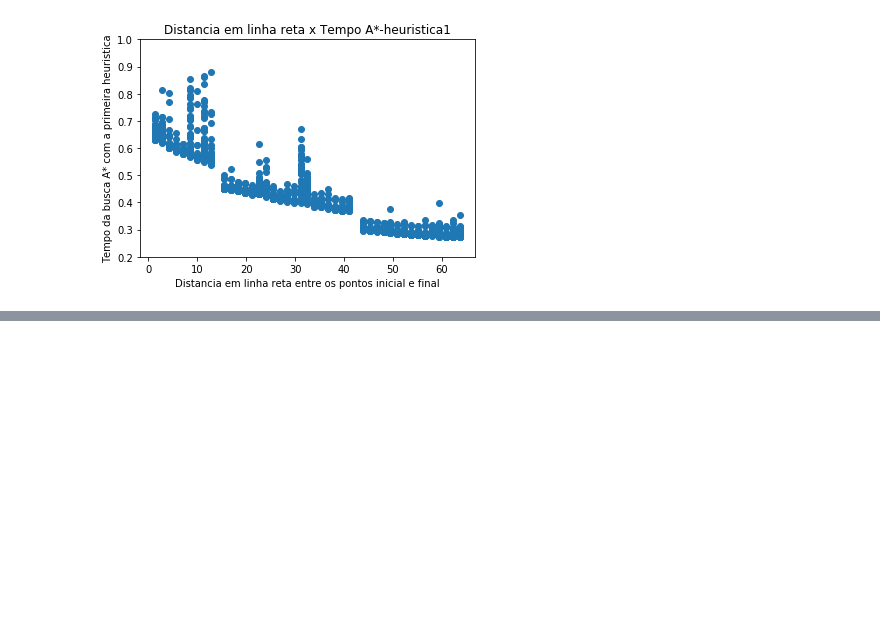
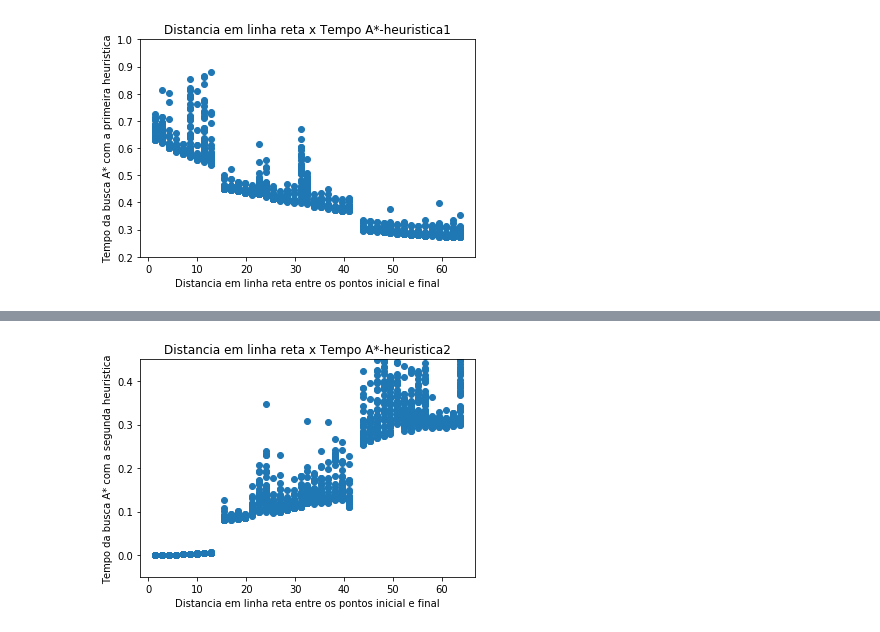
Before and after one commit to luizcartolano2/mc906, a Jupyter notebook: projeto1/proj1-busca-supervisionada.ipynb, the cells around one changed output, grey strips where cells are left out. Cells and saved outputs as stored; diff of their text form; code cells hidden in the pictures; blank space fills up the shorter version.

```diff
--- a/projeto1/proj1-busca-supervisionada.ipynb
+++ b/projeto1/proj1-busca-supervisionada.ipynb
@@ -227,0 +383,15 @@ plt.show()
+# %%
+goal_pos = (50,50)
+x = []
+y = []
+for i in range(5,50):
+    for j in range(5,50):
+        if i != 20 and i != 40:
+            init_pos = (i,i)
+            distancia_linha_reta = sqrt( (goal_pos[0] - init_pos[0]) ** 2 + (goal_pos[1] - init_pos[1]) ** 2)
+            robot_problem = RobotProblem(init_pos, goal_pos, mapa, grafo)
+            start = time.time()
+            node = astar_search(robot_problem, h=robot_problem.heuristic_2)
+            end = time.time()
+            x.append(distancia_linha_reta)
+            y.append(end - start)
@@ -227,0 +424,10 @@ plt.show()
+# %%
+fig = plt.figure()
+plt.scatter(x,y)
+plt.ylim(-0.05, 0.45)
+plt.title("Distancia em linha reta x Tempo A*-heuristica2")
+plt.xlabel("Distancia em linha reta entre os pontos inicial e final")
+plt.ylabel("Tempo da busca A* com a segunda heuristica")
+plt.show()
+# %% [output]
+[figure, added]
```
Also changed, not shown: parts of 14 cells of this notebook.
